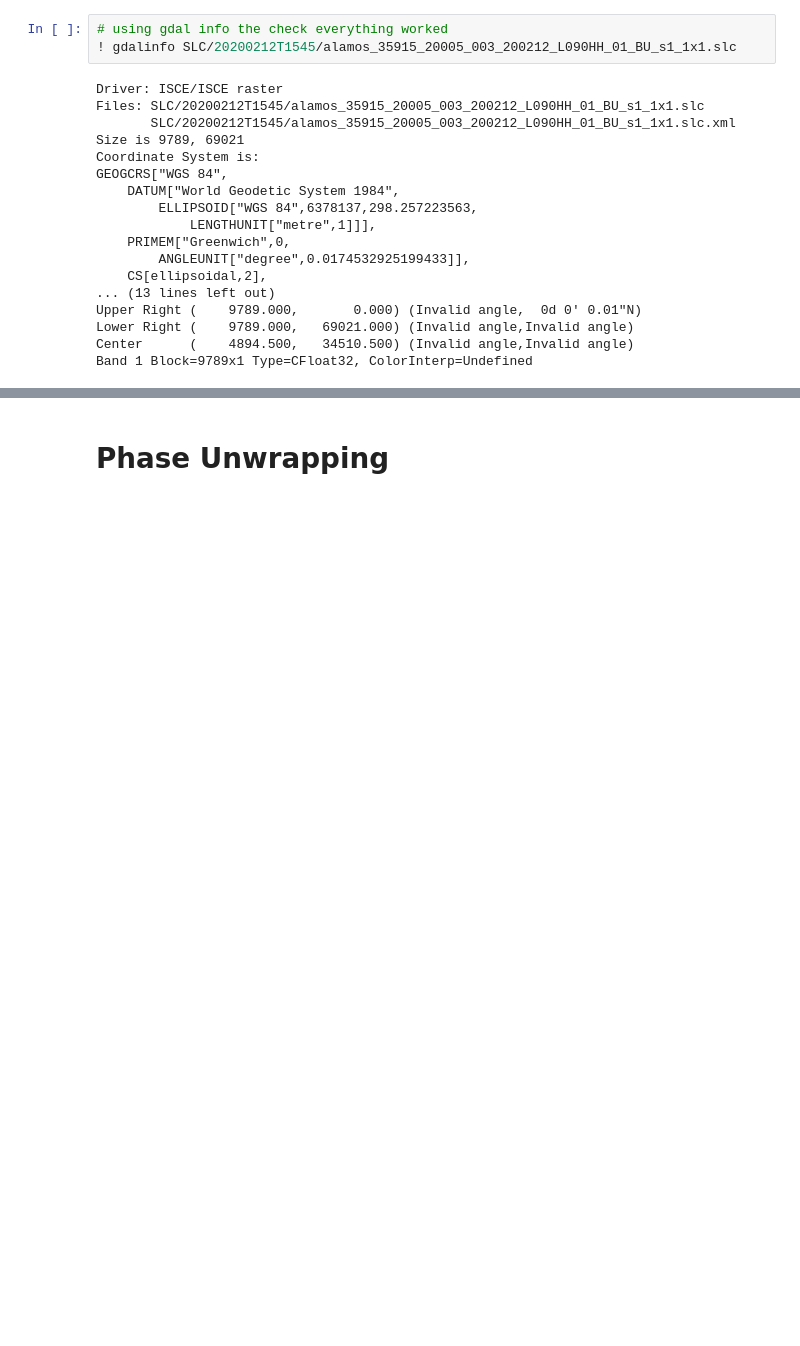
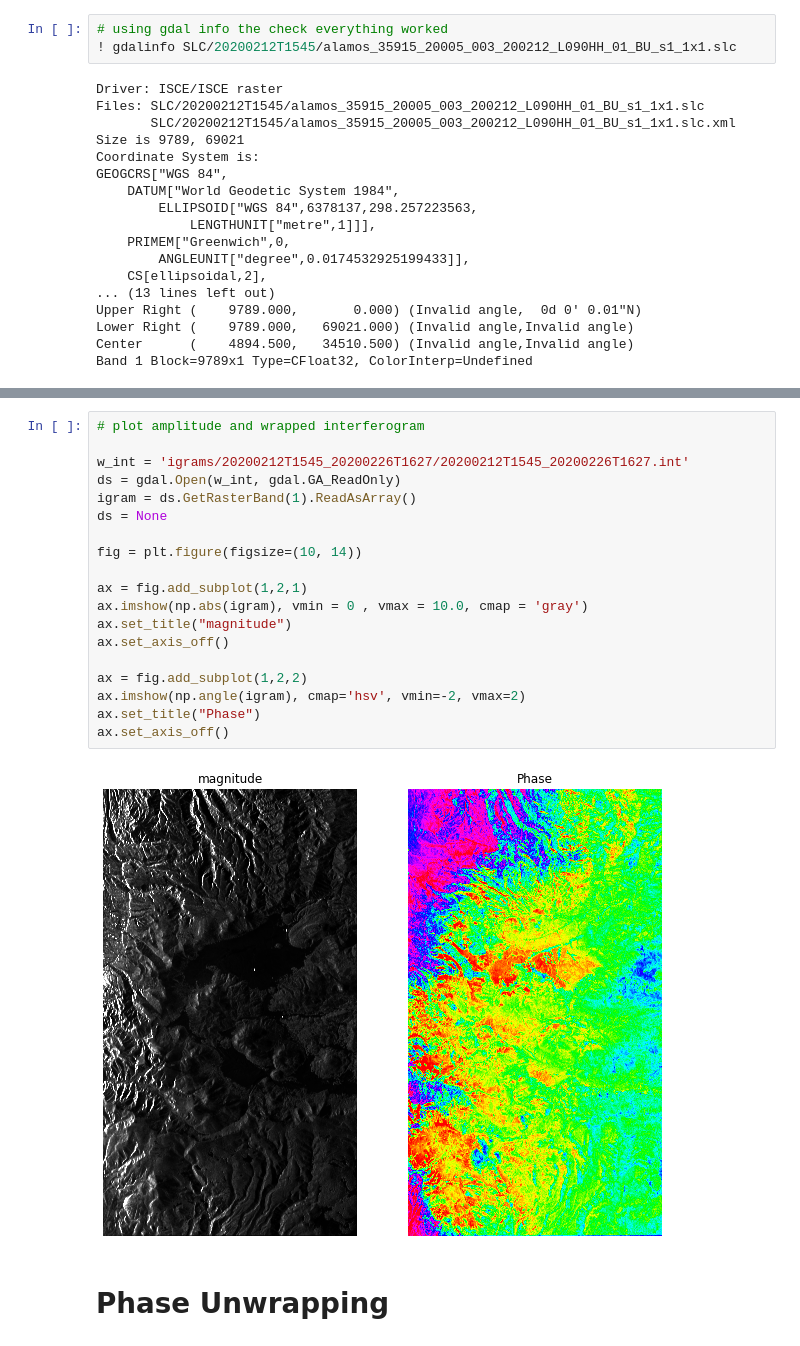
Before and after one commit to SnowEx/uavsar_snow, a Jupyter notebook: examples/snowex_isce_uavsar_processing_tutorial.ipynb, the cells around one changed output, grey strips where cells are left out. Saved outputs shown, nothing was run; the diff lists cells and outputs as text; blank space fills up the shorter version.

```diff
--- a/examples/snowex_isce_uavsar_processing_tutorial.ipynb
+++ b/examples/snowex_isce_uavsar_processing_tutorial.ipynb
@@ -295,2 +326,23 @@ slc = None
+# %%
+# plot amplitude and wrapped interferogram
+
+w_int = 'igrams/20200212T1545_20200226T1627/20200212T1545_20200226T1627.int'
+ds = gdal.Open(w_int, gdal.GA_ReadOnly)
+igram = ds.GetRasterBand(1).ReadAsArray()
+ds = None
+
+fig = plt.figure(figsize=(10, 14))
+
+ax = fig.add_subplot(1,2,1)
+ax.imshow(np.abs(igram), vmin = 0 , vmax = 10.0, cmap = 'gray')
+ax.set_title("magnitude")
+ax.set_axis_off()
+
+ax = fig.add_subplot(1,2,2)
+ax.imshow(np.angle(igram), cmap='hsv', vmin=-2, vmax=2)
+ax.set_title("Phase")
+ax.set_axis_off()
+# %% [output]
+[figure, added]
 # %% [markdown]
 # Phase Unwrapping
```
Also changed, not shown: parts of 11 cells of this notebook.
